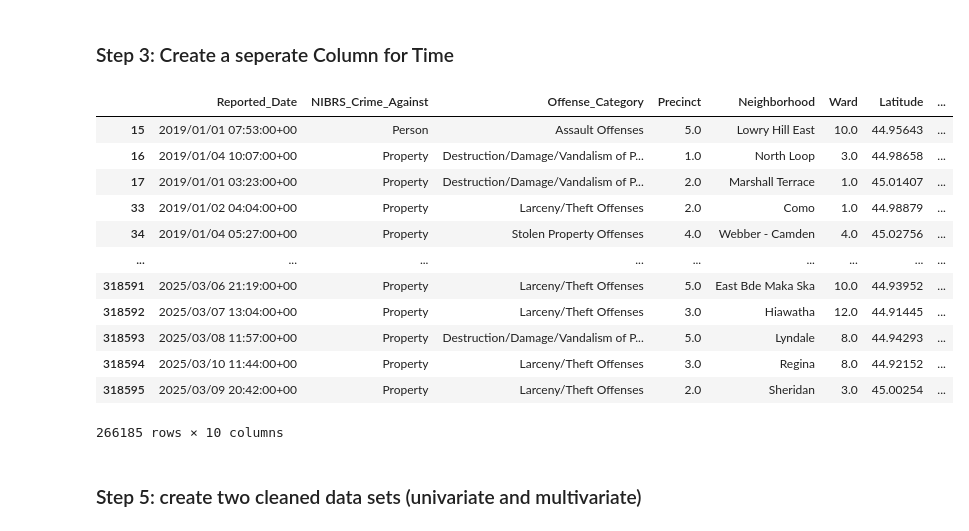
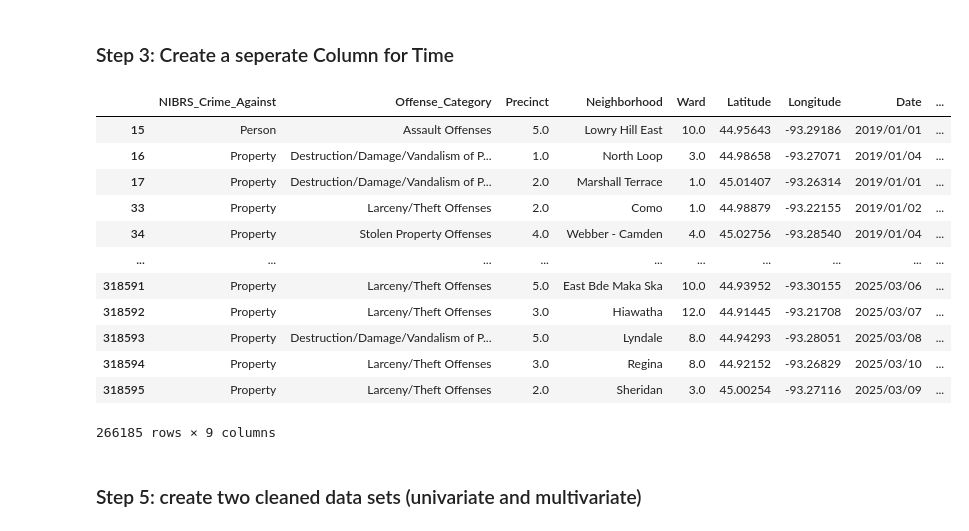
Before and after one commit to Hajar0Ahmed/Time-Series-Crime-Forecasting-Minneapolis, a Jupyter notebook: notebooks/data_cleaning.ipynb, the cells around one changed output. Saved outputs shown, nothing was run; the diff lists cells and outputs as text; code cells hidden in the pictures.

```diff
--- a/notebooks/data_cleaning.ipynb
+++ b/notebooks/data_cleaning.ipynb
@@ -61,24 +61,24 @@ data
 # %%
 #create two new columns for date and time
 data[['Date','Time']]= data.Reported_Date.str.split(expand=True)
 
 #remove type (since they all have the same type) and crime count since each observation has a crime count of 1
-data= data.drop(columns=["Type","Crime_Count"])
+data= data.drop(columns=["Type","Crime_Count","Reported_Date"])
 data
 # %% [output]
-|  | Reported_Date | NIBRS_Crime_Against | Offense_Category | Precinct | Neighborhood | Ward | Latitude | ... |
-| 15 | 2019/01/01 07:53:00+00 | Person | Assault Offenses | 5.0 | Lowry Hill East | 10.0 | 44.95643 | ... |
-| 16 | 2019/01/04 10:07:00+00 | Property | Destruction/Damage/Vandalism of P... | 1.0 | North Loop | 3.0 | 44.98658 | ... |
-| 17 | 2019/01/01 03:23:00+00 | Property | Destruction/Damage/Vandalism of P... | 2.0 | Marshall Terrace | 1.0 | 45.01407 | ... |
-| 33 | 2019/01/02 04:04:00+00 | Property | Larceny/Theft Offenses | 2.0 | Como | 1.0 | 44.98879 | ... |
-| 34 | 2019/01/04 05:27:00+00 | Property | Stolen Property Offenses | 4.0 | Webber - Camden | 4.0 | 45.02756 | ... |
-| ... | ... | ... | ... | ... | ... | ... | ... | ... |
-| 318591 | 2025/03/06 21:19:00+00 | Property | Larceny/Theft Offenses | 5.0 | East Bde Maka Ska | 10.0 | 44.93952 | ... |
-| 318592 | 2025/03/07 13:04:00+00 | Property | Larceny/Theft Offenses | 3.0 | Hiawatha | 12.0 | 44.91445 | ... |
-| 318593 | 2025/03/08 11:57:00+00 | Property | Destruction/Damage/Vandalism of P... | 5.0 | Lyndale | 8.0 | 44.94293 | ... |
-| 318594 | 2025/03/10 11:44:00+00 | Property | Larceny/Theft Offenses | 3.0 | Regina | 8.0 | 44.92152 | ... |
-| 318595 | 2025/03/09 20:42:00+00 | Property | Larceny/Theft Offenses | 2.0 | Sheridan | 3.0 | 45.00254 | ... |
+|  | NIBRS_Crime_Against | Offense_Category | Precinct | Neighborhood | Ward | Latitude | Longitude | Date | ... |
+| 15 | Person | Assault Offenses | 5.0 | Lowry Hill East | 10.0 | 44.95643 | -93.29186 | 2019/01/01 | ... |
+| 16 | Property | Destruction/Damage/Vandalism of P... | 1.0 | North Loop | 3.0 | 44.98658 | -93.27071 | 2019/01/04 | ... |
+| 17 | Property | Destruction/Damage/Vandalism of P... | 2.0 | Marshall Terrace | 1.0 | 45.01407 | -93.26314 | 2019/01/01 | ... |
+| 33 | Property | Larceny/Theft Offenses | 2.0 | Como | 1.0 | 44.98879 | -93.22155 | 2019/01/02 | ... |
+| 34 | Property | Stolen Property Offenses | 4.0 | Webber - Camden | 4.0 | 45.02756 | -93.28540 | 2019/01/04 | ... |
+| ... | ... | ... | ... | ... | ... | ... | ... | ... | ... |
+| 318591 | Property | Larceny/Theft Offenses | 5.0 | East Bde Maka Ska | 10.0 | 44.93952 | -93.30155 | 2025/03/06 | ... |
+| 318592 | Property | Larceny/Theft Offenses | 3.0 | Hiawatha | 12.0 | 44.91445 | -93.21708 | 2025/03/07 | ... |
+| 318593 | Property | Destruction/Damage/Vandalism of P... | 5.0 | Lyndale | 8.0 | 44.94293 | -93.28051 | 2025/03/08 | ... |
+| 318594 | Property | Larceny/Theft Offenses | 3.0 | Regina | 8.0 | 44.92152 | -93.26829 | 2025/03/10 | ... |
+| 318595 | Property | Larceny/Theft Offenses | 2.0 | Sheridan | 3.0 | 45.00254 | -93.27116 | 2025/03/09 | ... |
-266185 rows × 10 columns
+266185 rows × 9 columns
 # %% [markdown]
 ### Step 5: create two cleaned data sets (univariate and multivariate)
 # %%
```
Also changed, not shown: parts of 2 cells of this notebook, 2 other files.
